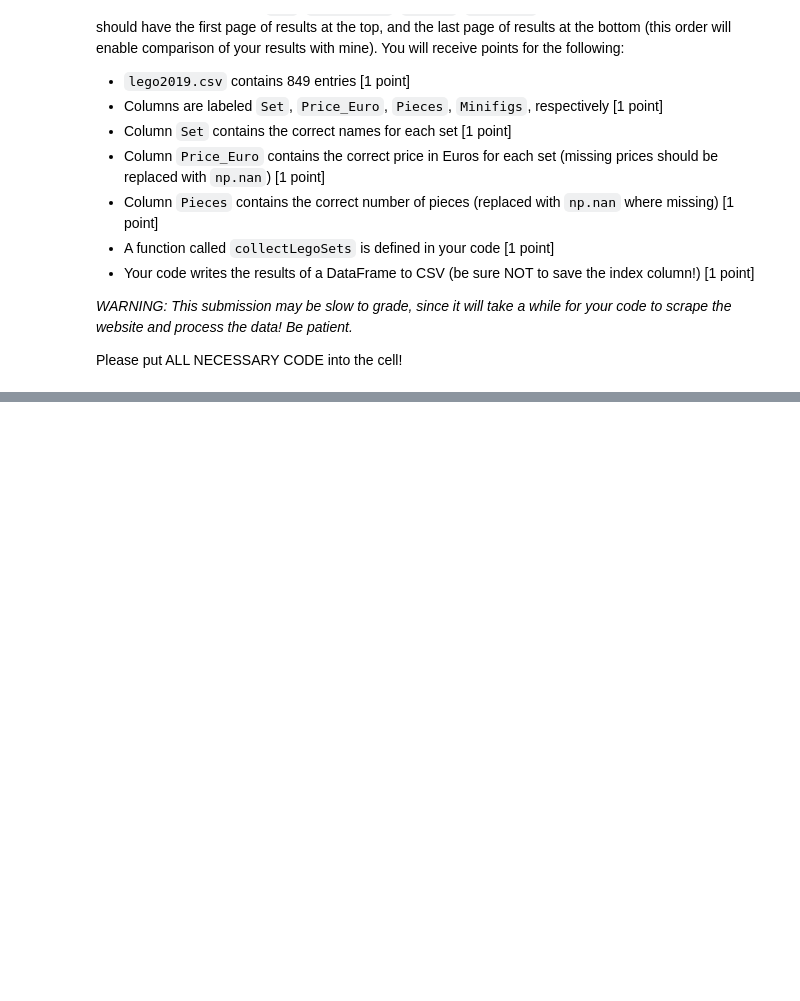
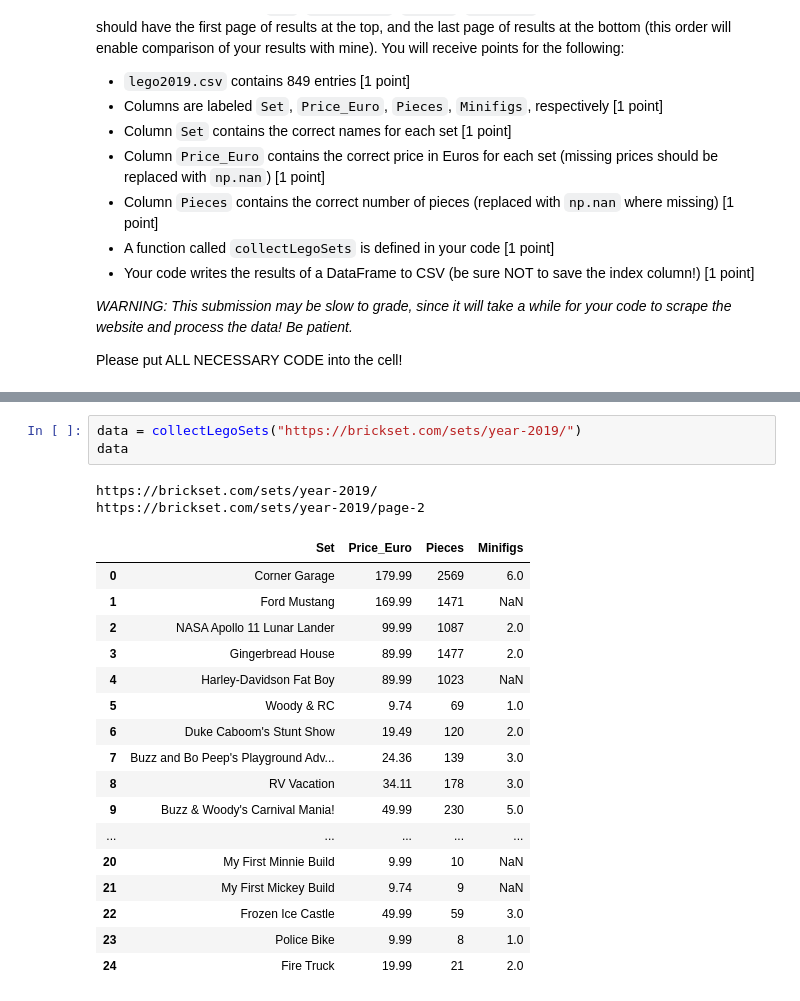
Before and after one commit to IgnacioRuelas/econ8320-assignment-07, a Jupyter notebook: Lesson.ipynb, the cells around one changed output, grey strips where cells are left out. Saved outputs shown, nothing was run; the diff lists cells and outputs as text; blank space fills up the shorter version.

```diff
--- a/Lesson.ipynb
+++ b/Lesson.ipynb
@@ -1136,0 +1131,23 @@ headers = {
+# %%
+data = collectLegoSets("https://brickset.com/sets/year-2019/")
+data
+# %% [output]
+https://brickset.com/sets/year-2019/
+https://brickset.com/sets/year-2019/page-2
+|  | Set | Price_Euro | Pieces | Minifigs |
+| 0 | Corner Garage | 179.99 | 2569 | 6.0 |
+| 1 | Ford Mustang | 169.99 | 1471 | NaN |
+| 2 | NASA Apollo 11 Lunar Lander | 99.99 | 1087 | 2.0 |
+| 3 | Gingerbread House | 89.99 | 1477 | 2.0 |
+| 4 | Harley-Davidson Fat Boy | 89.99 | 1023 | NaN |
+| 5 | Woody & RC | 9.74 | 69 | 1.0 |
+| 6 | Duke Caboom's Stunt Show | 19.49 | 120 | 2.0 |
+| 7 | Buzz and Bo Peep's Playground Adv... | 24.36 | 139 | 3.0 |
+| 8 | RV Vacation | 34.11 | 178 | 3.0 |
+| 9 | Buzz & Woody's Carnival Mania! | 49.99 | 230 | 5.0 |
+| ... | ... | ... | ... | ... |
+| 20 | My First Minnie Build | 9.99 | 10 | NaN |
+| 21 | My First Mickey Build | 9.74 | 9 | NaN |
+| 22 | Frozen Ice Castle | 49.99 | 59 | 3.0 |
+| 23 | Police Bike | 9.99 | 8 | 1.0 |
+| 24 | Fire Truck | 19.99 | 21 | 2.0 |
```
Also changed, not shown: parts of 5 cells of this notebook.
